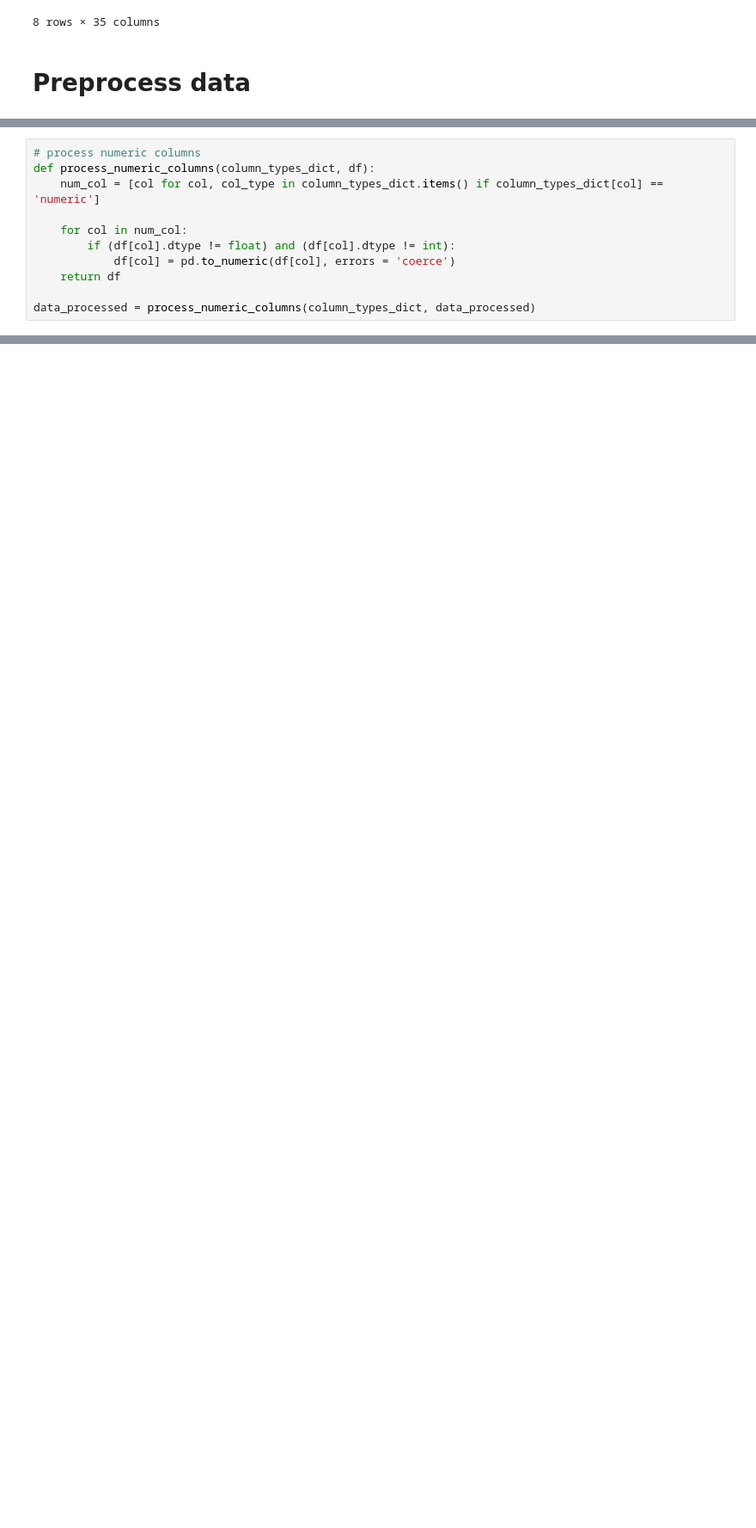
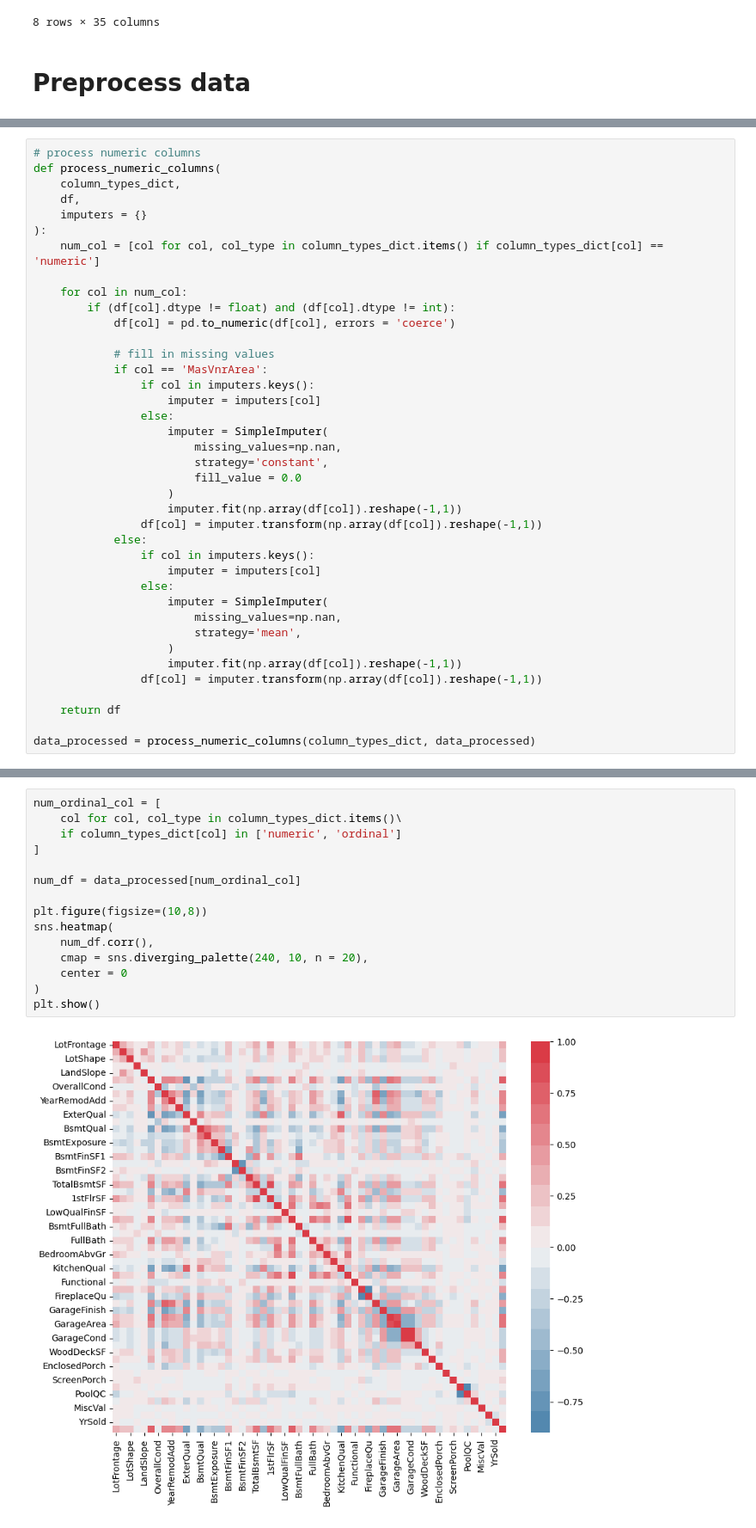
Before and after one commit to suiwenyu/Kaggle_House-Prices---Advanced-Regression-Techniques, a Jupyter notebook: house-price-prediction.ipynb, the cells around one changed output, grey strips where cells are left out. Shown at 86% size. Cells and saved outputs as stored; diff of their text form; blank space fills up the shorter version.

```diff
--- a/house-price-prediction.ipynb
+++ b/house-price-prediction.ipynb
@@ -174,11 +182,39 @@ one_hot_enc, data_processed = create_binary_columns(column_types_dict, data_proc
 # %%
 # process numeric columns
-def process_numeric_columns(column_types_dict, df):
+def process_numeric_columns(
+    column_types_dict,
+    df,
+    imputers = {}
+):
     num_col = [col for col, col_type in column_types_dict.items() if column_types_dict[col] == 'numeric']
 
     for col in num_col:
         if (df[col].dtype != float) and (df[col].dtype != int):
             df[col] = pd.to_numeric(df[col], errors = 'coerce')
+
+            # fill in missing values
+            if col == 'MasVnrArea':
+                if col in imputers.keys():
+                    imputer = imputers[col]
+                else:
+                    imputer = SimpleImputer(
+                        missing_values=np.nan,
+                        strategy='constant',
+                        fill_value = 0.0
+                    )
+                    imputer.fit(np.array(df[col]).reshape(-1,1))
+                df[col] = imputer.transform(np.array(df[col]).reshape(-1,1))
+            else:
+                if col in imputers.keys():
+                    imputer = imputers[col]
+                else:
+                    imputer = SimpleImputer(
+                        missing_values=np.nan,
+                        strategy='mean',
+                    )
+                    imputer.fit(np.array(df[col]).reshape(-1,1))
+                df[col] = imputer.transform(np.array(df[col]).reshape(-1,1))
+
     return df
 
 data_processed = process_numeric_columns(column_types_dict, data_processed)
@@ -215,0 +300,17 @@ data_processed.dtypes.to_csv("processed_data_types.csv")
+# %%
+num_ordinal_col = [
+    col for col, col_type in column_types_dict.items()\
+    if column_types_dict[col] in ['numeric', 'ordinal']
+]
+
+num_df = data_processed[num_ordinal_col]
+
+plt.figure(figsize=(10,8))
+sns.heatmap(
+    num_df.corr(),
+    cmap = sns.diverging_palette(240, 10, n = 20),
+    center = 0
+)
+plt.show()
+# %% [output]
+[figure, added]
```
Also changed, not shown: parts of 14 cells of this notebook.
